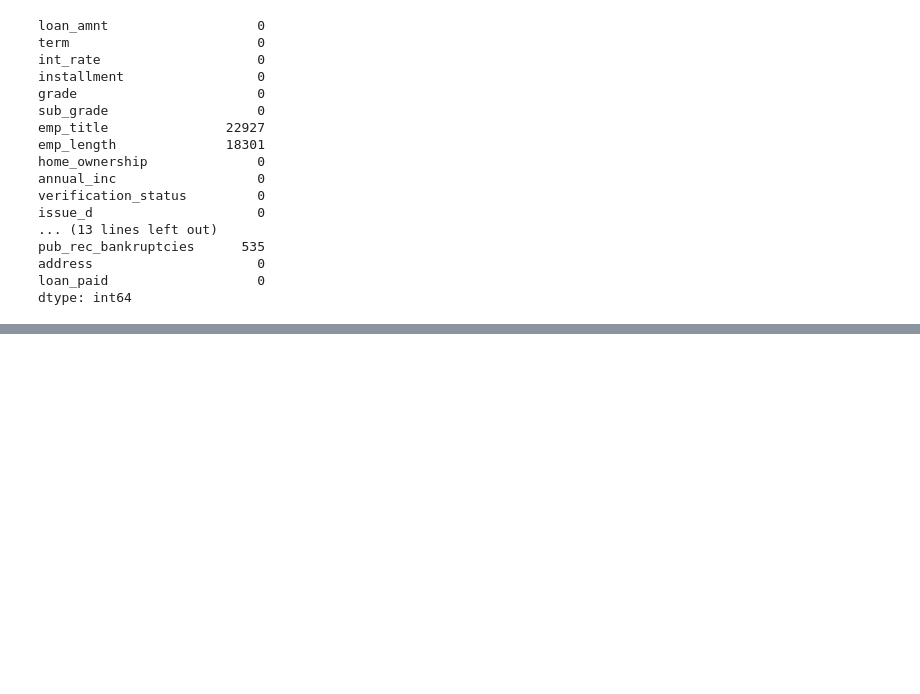
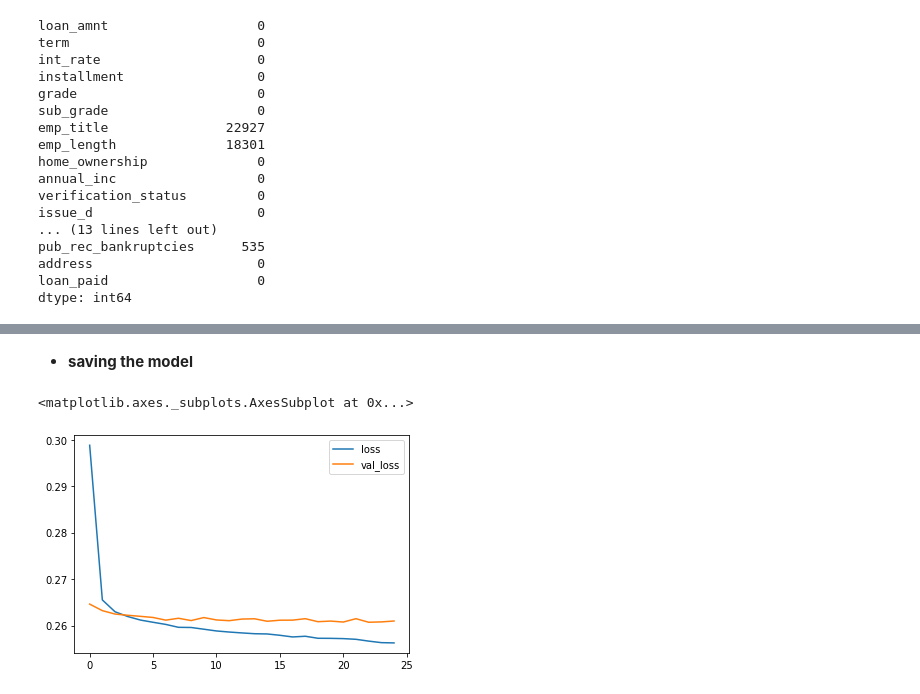
Before and after one commit to OckerGui/DataScience, a Jupyter notebook: Custom_Keras_API_Project_Exercise.ipynb, the cells around one changed output, grey strips where cells are left out. Cells and saved outputs as stored; diff of their text form; code cells hidden in the pictures; blank space fills up the shorter version.

```diff
--- a/Custom_Keras_API_Project_Exercise.ipynb
+++ b/Custom_Keras_API_Project_Exercise.ipynb
@@ -553,0 +698,2 @@ NA values for pub_rec_bankruptcies:  535
+# %%
+X_train, X_test, y_train, y_test = train_test_split(X, y, test_size=0.20, random_state=101)
@@ -553,0 +704,4 @@ NA values for pub_rec_bankruptcies:  535
+# %%
+scaler = MinMaxScaler()
+X_train = scaler.fit_transform(X_train)
+X_test = scaler.transform(X_test)
@@ -553,0 +717,30 @@ NA values for pub_rec_bankruptcies:  535
+# %%
+model = Sequential()
+
+# https://stats.stackexchange.com/questions/181/how-to-choose-the-number-of-hidden-layers-and-nodes-in-a-feedforward-neural-netw
+
+
+# input layer
+model.add(Dense(78,  activation='relu'))
+model.add(Dropout(0.2))
+
+# hidden layer
+model.add(Dense(39, activation='relu'))
+model.add(Dropout(0.2))
+
+# hidden layer
+model.add(Dense(19, activation='relu'))
+model.add(Dropout(0.2))
+
+# output layer
+model.add(Dense(units=1,activation='sigmoid'))
+
+# Compile model
+model.compile(loss='binary_crossentropy', optimizer='adam')
+# %%
+model.fit(x=X_train,
+          y=y_train,
+          epochs=25,
+          batch_size=256,
+          validation_data=(X_test, y_test),
+          )
@@ -553,0 +766,2 @@ NA values for pub_rec_bankruptcies:  535
+# %% [markdown]
+* **saving the model**
@@ -553,0 +772,6 @@ NA values for pub_rec_bankruptcies:  535
+# %%
+losses = pd.DataFrame(model.history.history)
+losses[['loss','val_loss']].plot()
+# %% [output]
+<matplotlib.axes._subplots.AxesSubplot at 0x...>
+[figure, added]
```
Also changed, not shown: parts of 54 cells of this notebook.
